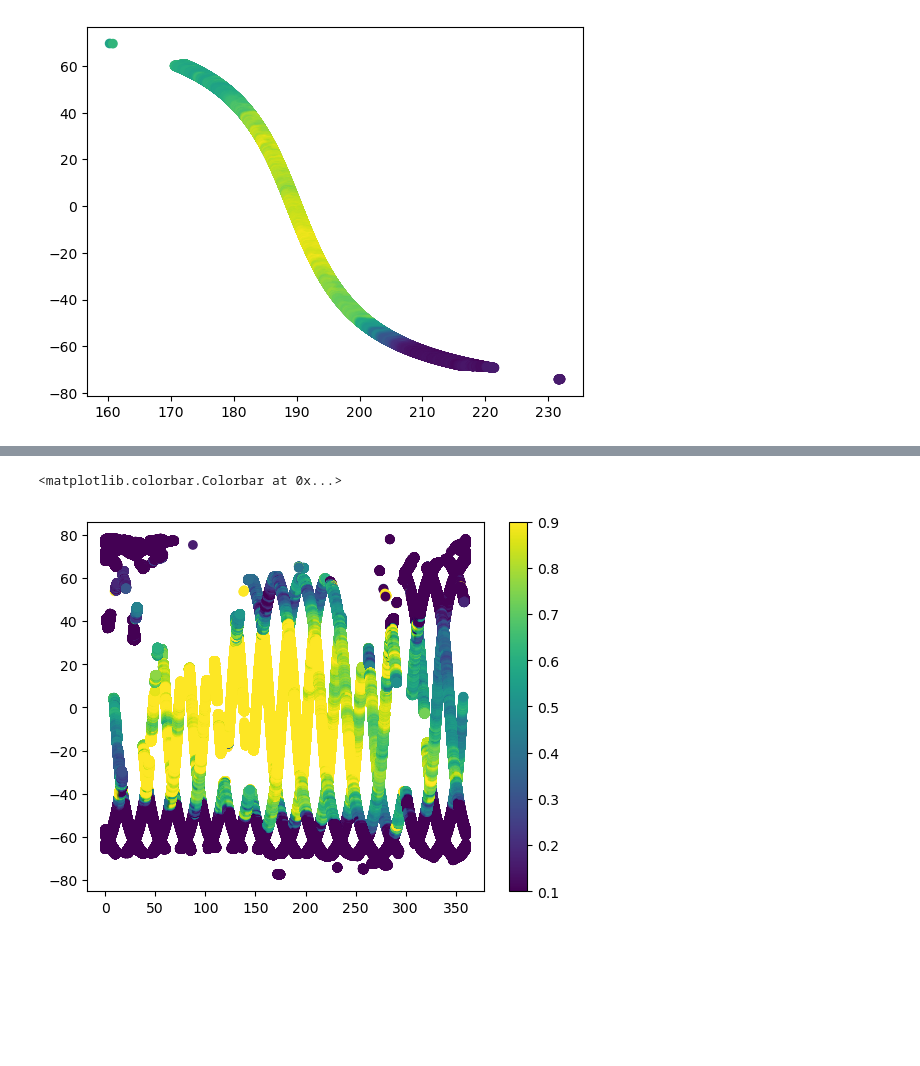
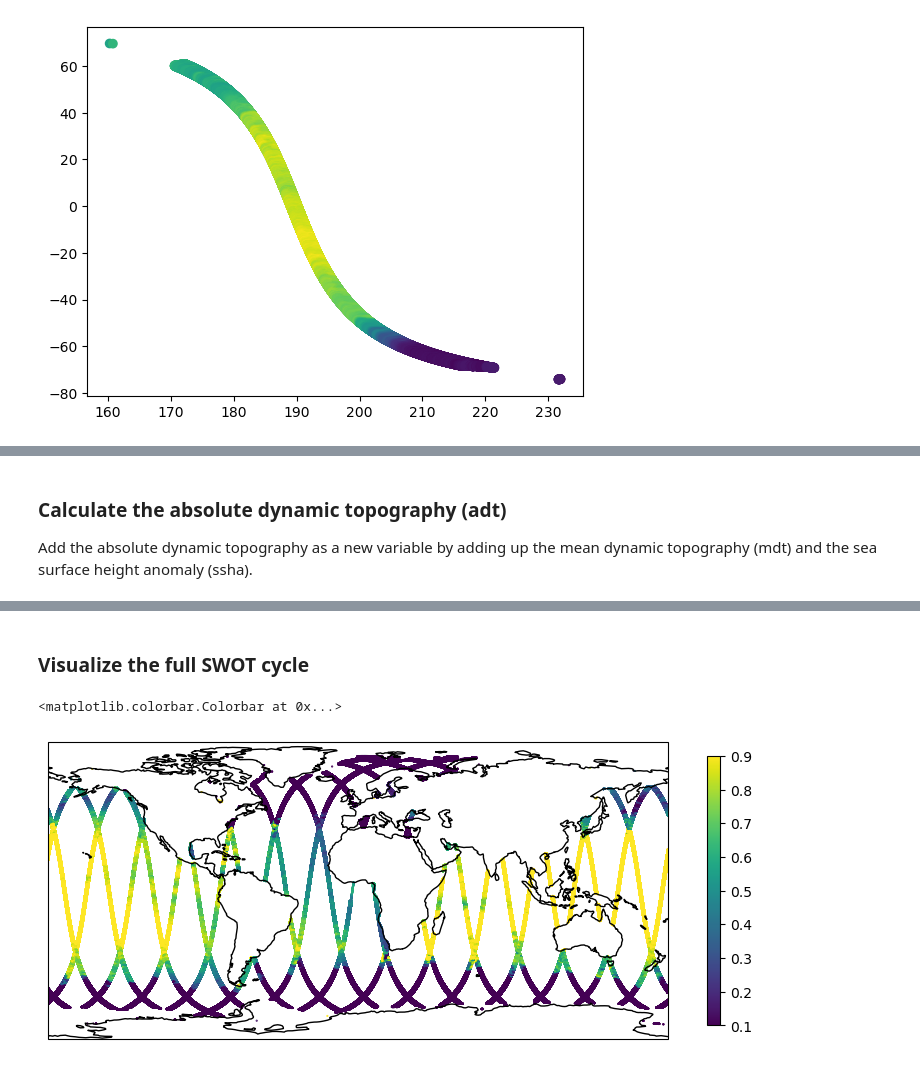
Before and after one commit to oceanhackweek/ohw24_proj_upSSH_us, a Jupyter notebook: contributor_folders/team_member_2/SWOTL3_dataprep.ipynb, the cells around one changed output, grey strips where cells are left out. Drawn from its saved outputs; the diff is of its cells as text; code cells hidden in the pictures; blank space fills up the shorter version.

Commit message:
updated notebook for SWOT L3 data

```diff
--- a/contributor_folders/team_member_2/SWOTL3_dataprep.ipynb
+++ b/contributor_folders/team_member_2/SWOTL3_dataprep.ipynb
@@ -73,17 +56,17 @@ Attributes:
 # %%
 def preprocess(ds):
-  ds = ds.set_coords('time')
-  ds = ds.swap_dims({'num_lines':'time'})
-  ds = ds.drop_dims('num_nadir')
-  return ds
+    '''
+    sets time as the dimension for the files to be concatenated over
+    '''
+    ds = ds.set_coords('time')
+    ds = ds.swap_dims({'num_lines':'time'})
+    ds = ds.drop_dims('num_nadir')
+    return ds
 
 swot_full = xr.open_mfdataset(data_files,
                          preprocess=preprocess,
                          combine='nested',
                          concat_dim='time')
-
-
-### can't drop the nadir dimension, only empty in the last file, which shouldn't be used
 # %%
 swot_full
 # %% [output]
@@ -175,8 +158,12 @@ data_used :
 SWOT KaRIn L2_LR_SSH PGC0 (NASA/CNES). DOI associated: https://doi.org/10.24400/527896/a01-2023.015
 doi :
 https://doi.org/10.24400/527896/A01-2023.017
+# %% [markdown]
+### Calculate the absolute dynamic topography (adt)
+
+Add the absolute dynamic topography as a new variable by adding up the mean dynamic topography (mdt) and the sea surface height anomaly (ssha).
 # %%
-swot_full['adt'] = swot_full['mdt'] + swot_full['ssha_noiseless']
+swot_full['adt'] = swot_full['mdt'] + swot_full['ssha']
 # %%
 swot_full
 # %% [output]
@@ -273,15 +260,23 @@ data_used :
 SWOT KaRIn L2_LR_SSH PGC0 (NASA/CNES). DOI associated: https://doi.org/10.24400/527896/a01-2023.015
 doi :
 https://doi.org/10.24400/527896/A01-2023.017
+# %% [markdown]
+### Visualize the full SWOT cycle
 # %%
+plt.figure(figsize=(10,5))
+ax = plt.axes(projection = ccrs.PlateCarree())
+
+ax.add_feature(cfeature.COASTLINE, edgecolor='black', zorder=6)
+
 plt.scatter(
     swot_full['longitude'],
     swot_full['latitude'],
     c = swot_full['adt'],
     vmin=.1,
     vmax=.9,
+    s=.3
 )
-plt.colorbar()
+plt.colorbar(shrink=.7)
 # %% [output]
 <matplotlib.colorbar.Colorbar at 0x...>
-[figure, old version]
+[figure, new version]
```
Also changed, not shown: parts of 4 cells of this notebook.
